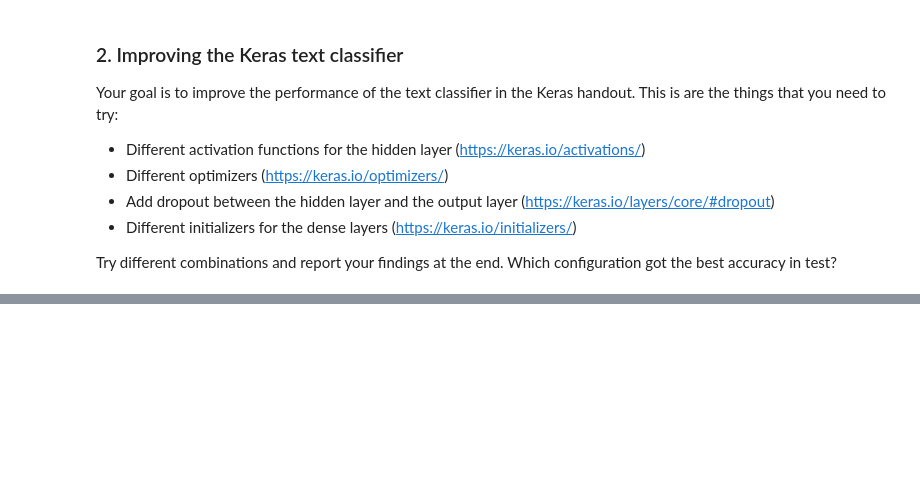
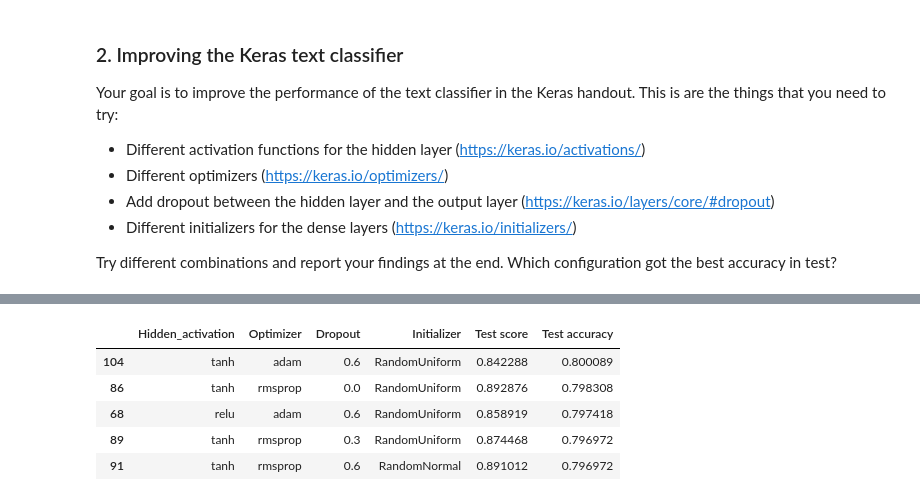
Before and after one commit to german4589/AppliedDeepLearningClass, a Jupyter notebook: exercises/E06-TensorFlow-Keras.ipynb, the cells around one changed output, grey strips where cells are left out. Cells and saved outputs as stored; diff of their text form; code cells hidden in the pictures; blank space fills up the shorter version.

```diff
--- a/exercises/E06-TensorFlow-Keras.ipynb
+++ b/exercises/E06-TensorFlow-Keras.ipynb
@@ -237,0 +277,6 @@ Try different combinations and report your findings at the end. Which configurat
+# %%
+activations=['softmax','relu','tanh','sigmoid']
+optim=['sgd','rmsprop','adam']
+drop=np.linspace(0,0.9,4)
+initi=['zeros','RandomNormal','RandomUniform']
+total=len(activations)*len(optim)*len(drop)*len(initi)
@@ -237,0 +308,21 @@ Try different combinations and report your findings at the end. Which configurat
+# %%
+resultados=[]
+n=0
+for a in activations:
+    for o in optim:
+        for d in drop:
+            for i in initi:
+                n=n+1
+                np.random.seed(123)
+                tf.set_random_seed(123)
+                model = Sequential()
+                model.add(Dense(256, input_shape=(max_words,),kernel_initializer=i))
+                model.add(Activation(a))
+                model.add(Dropout(d,seed=123))
+                model.add(Dense(num_classes,kernel_initializer=i))
+                model.add(Activation('softmax'))
+                model.compile(loss='categorical_crossentropy',optimizer=o,metrics=['accuracy'])
+                model.fit(x_train, y_train,batch_size=32,epochs=5,verbose=0,validation_split=0.1)
+                score = model.evaluate(x_test, y_test,verbose=0)
+                resultados.append([a,o,d,i,score[0],score[1]])
+                printProgressBar(n,total,prefix = 'Progress:', suffix = 'Complete', length = 50)
@@ -237,0 +331,3 @@ Try different combinations and report your findings at the end. Which configurat
+# %%
+import pandas as pd
+results=pd.DataFrame(resultados,columns=['Hidden_activation','Optimizer','Dropout','Initializer','Test score','Test accuracy'])
@@ -237,0 +345,9 @@ Try different combinations and report your findings at the end. Which configurat
+# %%
+results.nlargest(5,'Test accuracy')
+# %% [output]
+|  | Hidden_activation | Optimizer | Dropout | Initializer | Test score | Test accuracy |
+| 104 | tanh | adam | 0.6 | RandomUniform | 0.842288 | 0.800089 |
+| 86 | tanh | rmsprop | 0.0 | RandomUniform | 0.892876 | 0.798308 |
+| 68 | relu | adam | 0.6 | RandomUniform | 0.858919 | 0.797418 |
+| 89 | tanh | rmsprop | 0.3 | RandomUniform | 0.874468 | 0.796972 |
+| 91 | tanh | rmsprop | 0.6 | RandomNormal | 0.891012 | 0.796972 |
```
Also changed, not shown: parts of 8 cells of this notebook, 4 other files.
